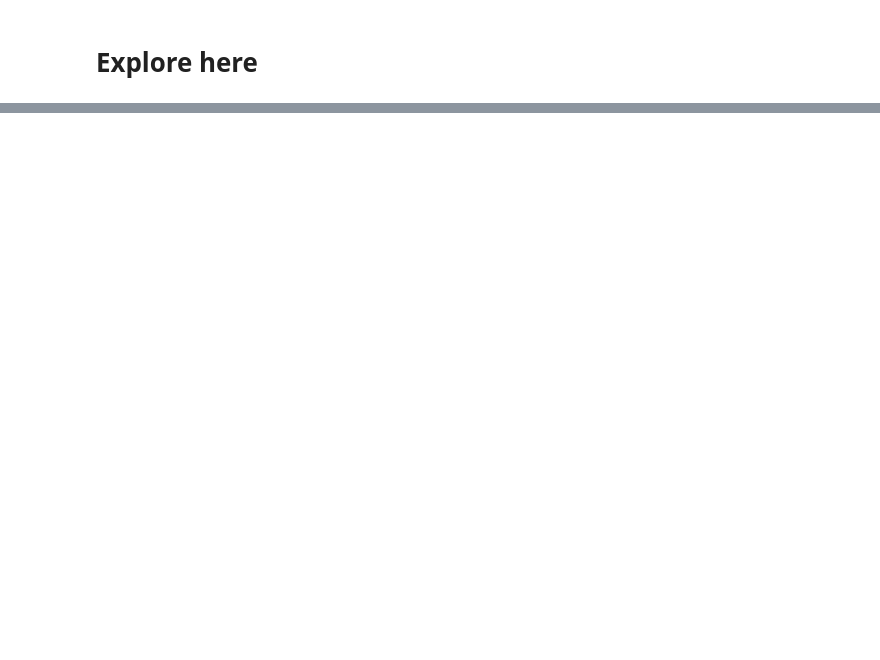
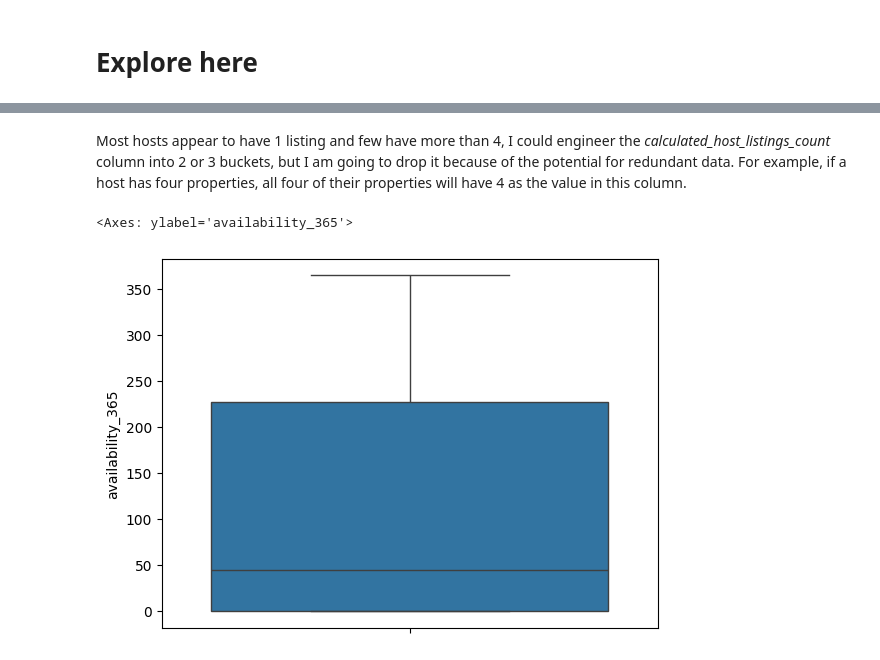
Before and after one commit to sosier01/data-preprocessing-tutorial, a Jupyter notebook: src/explore.ipynb, the cells around one changed output, grey strips where cells are left out. Saved outputs shown, nothing was run; the diff lists cells and outputs as text; code cells hidden in the pictures; blank space fills up the shorter version.

```diff
--- a/src/explore.ipynb
+++ b/src/explore.ipynb
@@ -141,0 +107,7 @@ np.float64(225.31720104412346)
+# %% [markdown]
+Most hosts appear to have 1 listing and few have more than 4, I could engineer the *calculated_host_listings_count* column into 2 or 3 buckets, but I am going to drop it because of the potential for redundant data. For example, if a host has four properties, all four of their properties will have 4 as the value in this column.
+# %%
+sns.boxplot(main_df['availability_365'])
+# %% [output]
+<Axes: ylabel='availability_365'>
+[figure, added]
```
Also changed, not shown: parts of 68 cells of this notebook, 4 other files.
